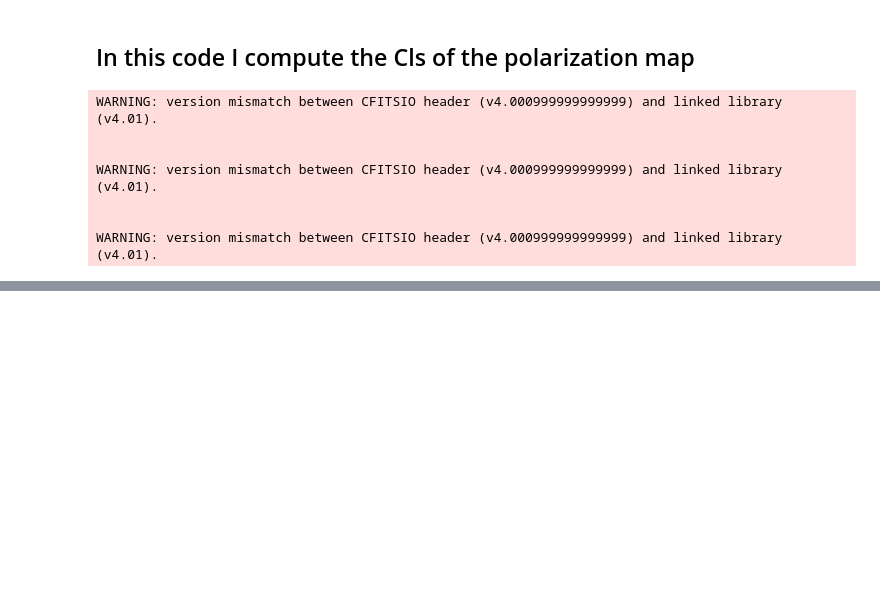
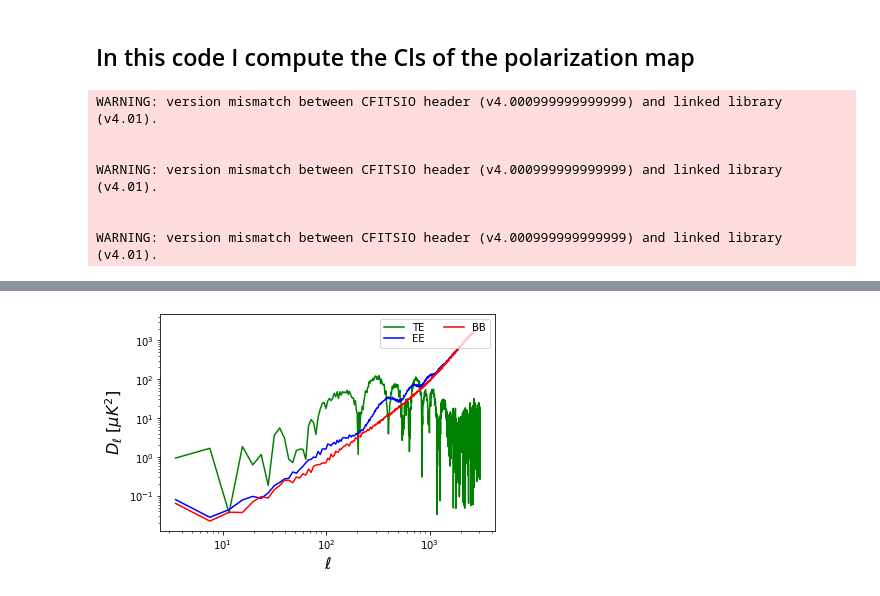
Before and after one commit to Augustocmb/cmblss, a Jupyter notebook: code/cmblss-main/polarization_anisotropies_1.ipynb, the cells around one changed output, grey strips where cells are left out. Saved outputs shown, nothing was run; the diff lists cells and outputs as text; code cells hidden in the pictures; blank space fills up the shorter version.

```diff
--- a/code/cmblss-main/polarization_anisotropies_1.ipynb
+++ b/code/cmblss-main/polarization_anisotropies_1.ipynb
@@ -60,0 +67,11 @@ plt.show()
+# %%
+plt.plot(l, np.fabs(cl_02[0])*l*(l+1)*(1e12)/2/np.pi, 'g-', label='TE')
+plt.plot(l, cl_22[0]*l*(l+1)*(1e12)/2/np.pi, 'b-', label='EE')
+plt.plot(l, cl_22[3]*l*(l+1)*(1e12)/2/np.pi, 'r-', label='BB')
+plt.loglog()
+plt.xlabel('$\\ell$', fontsize=16)
+plt.ylabel('$D_\\ell~[\mu K^2]$', fontsize=16)
+plt.legend(loc='upper right', ncol=2, labelspacing=0.1)
+plt.show()
+# %% [output]
+[figure, added]
```
Also changed, not shown: parts of 8 cells of this notebook.
